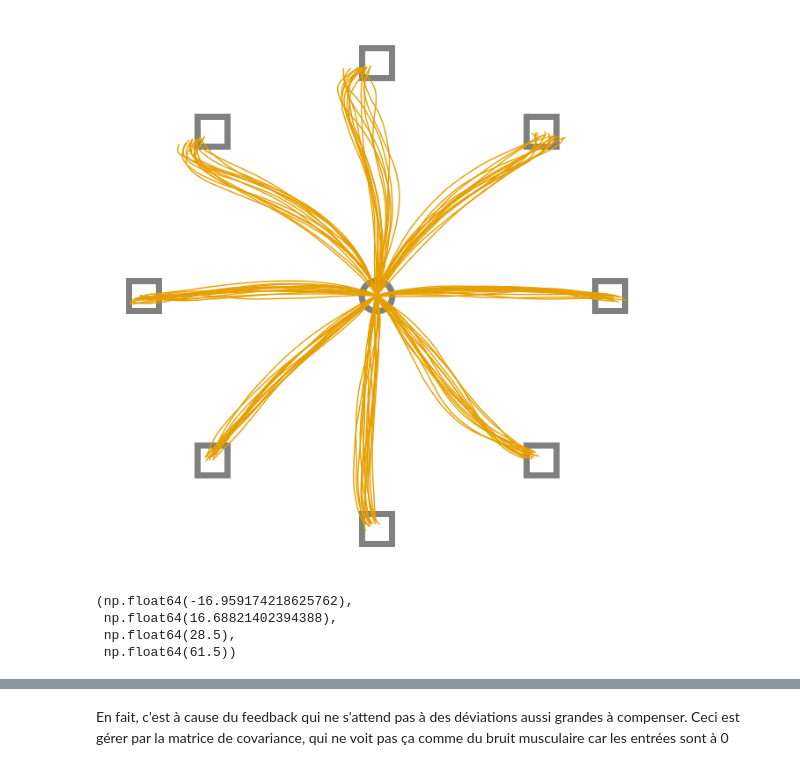
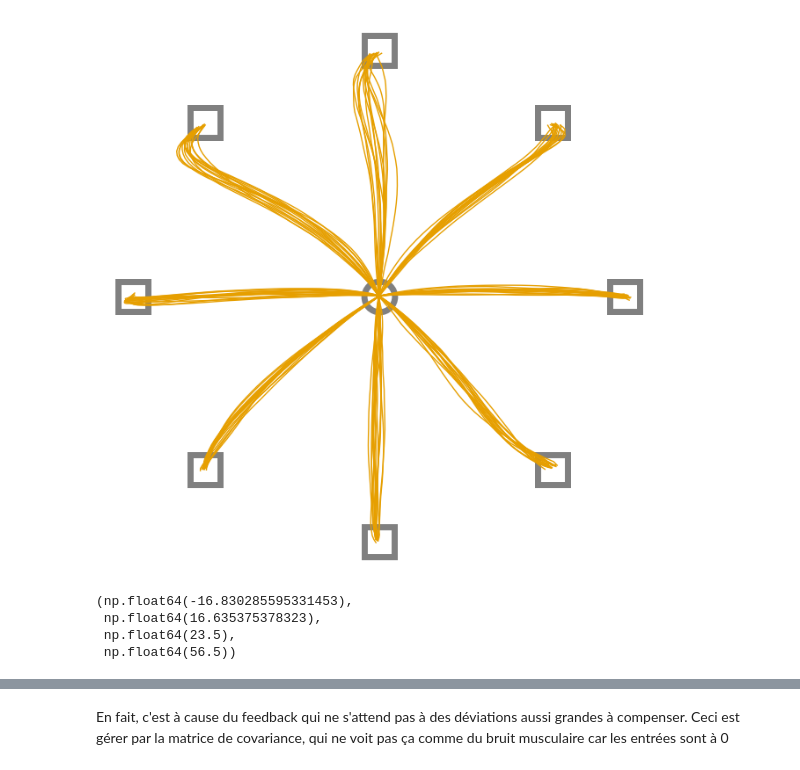
Before and after one commit to AlexandreThy/PhD, a Jupyter notebook: CurrentParts/PaperPlot.ipynb, the cells around one changed output, grey strips where cells are left out. Saved outputs shown, nothing was run; the diff lists cells and outputs as text; code cells hidden in the pictures.

```diff
--- a/CurrentParts/PaperPlot.ipynb
+++ b/CurrentParts/PaperPlot.ipynb
@@ -45,9 +45,15 @@ NUM_SIM = 15
 plt.figure(figsize = (8,8))
 trajectories = np.zeros((NUM_SIM,8,NumIteration+1,2))
 
+WP = 20000
+WV = 1
+WR = .5
+st = [0,40]
+MN = 5e-4
+
 for num_sim in range(NUM_SIM):
     for iter,angles in enumerate(np.linspace(0,2*pi,9)[:-1]) :
-        tg = [XST+cos(angles)*15,YST+sin(angles)*15]
+        tg = [st[0]+cos(angles)*15,st[1]+sin(angles)*15]
         xILQG,yILQG,zilqg,uILQG=simulate_ILQG(MovementTime,WP,WV,WR,tg,st,NumIteration,delay = 0.06,Noise=True,motornoise_variance=MN,print_iterations=False)
         trajectories[num_sim,iter] = np.array([xILQG,yILQG]).T
 
@@ -55,18 +61,18 @@ for num_sim in range(NUM_SIM):
         plt.plot([tg[0]],[tg[1]],marker = "s",markersize = 25,markeredgecolor = "grey",markerfacecolor='white',zorder = 0,markeredgewidth = 5)
 plt.axis("equal")
 ax = plt.gca()
-plt.plot([XST],[YST],marker = "o",markersize = 25,markeredgecolor = "grey",markerfacecolor='white',zorder = 0,markeredgewidth = 5)
+plt.plot([st[0]],[st[1]],marker = "o",markersize = 25,markeredgecolor = "grey",markerfacecolor='white',zorder = 0,markeredgewidth = 5)
 ax.axis("off")
 plt.savefig("ILQG_Centerout.svg",dpi = 300)
 plt.show()
 plt.figure(figsize = (8,8))
 for iter,angles in enumerate(np.linspace(0,2*pi,9)[:-1]) :
-    tg = [XST+cos(angles)*15,YST+sin(angles)*15]
+    tg = [st[0]+cos(angles)*15,st[1]+sin(angles)*15]
     plt.plot(np.mean(trajectories[:,iter,:,0],axis = 0),np.mean(trajectories[:,iter,:,1],axis = 0),color = "#009E73",linewidth = 3,label = "ILQG")
     plt.plot([tg[0]],[tg[1]],marker = "s",markersize = 25,markeredgecolor = "grey",markerfacecolor='white',zorder = 0,markeredgewidth = 5)
 
 plt.axis("equal")
 ax = plt.gca()
-plt.plot([XST],[YST],marker = "o",markersize = 25,markeredgecolor = "grey",markerfacecolor='white',zorder = 0,markeredgewidth = 5)
+plt.plot([st[0]],[st[1]],marker = "o",markersize = 25,markeredgecolor = "grey",markerfacecolor='white',zorder = 0,markeredgewidth = 5)
 ax.axis("off")
 # %% [output]
@@ -79,28 +85,33 @@ ax.axis("off")
 # %%
 plt.figure(figsize = (8,8))
 trajectories = np.zeros((NUM_SIM,8,NumIteration+1,2))
+st = [0,40]
+
+WP = 20000
+WV = 1
+WR = .5
 
 for num_sim in range(NUM_SIM):
 
     for iter,angles in enumerate(np.linspace(0,2*pi,9)[:-1]) :
 
-        tg = [XST+cos(angles)*15,YST+sin(angles)*15]
-        xFL,yFL,xfl,uFL = simulate_FL(Duration=MovementTime,w1=WP,w2=WP,w3=WV,w4=WV,r=1e-8,Num_iter=NumIteration,starting_point=st,targets=tg,Delay = 0.06,Activate_Noise=True,FF = False)
+        tg = [st[0]+cos(angles)*15,st[1]+sin(angles)*15]
+        xFL,yFL,xfl,uFL = simulate_FL(Duration=MovementTime,w1=WP,w2=WP,w3=WV,w4=WV,r=1e-8,Num_iter=NumIteration,starting_point=st,targets=tg,Delay = 0.06,Activate_Noise=True,FF = False,motornoise_variance=MN)
         trajectories[num_sim,iter] = np.array([xFL,yFL]).T
         if num_sim <= 15 : plt.plot(xFL,yFL,color = "#0072B2",linewidth = 1,label = "FL")
         plt.plot([tg[0]],[tg[1]],marker = "s",markersize = 25,markeredgecolor = "grey",markerfacecolor='white',zorder = 0,markeredgewidth = 5)
 
 plt.axis("equal")
 ax = plt.gca()
-plt.plot([XST],[YST],marker = "o",markersize = 25,markeredgecolor = "grey",markerfacecolor='white',zorder = 0,markeredgewidth = 5)
+plt.plot([st[0]],[st[1]],marker = "o",markersize = 25,markeredgecolor = "grey",markerfacecolor='white',zorder = 0,markeredgewidth = 5)
 ax.axis("off")
 plt.savefig("FL_Centerout.svg",dpi = 300)
 plt.show()
 plt.figure(figsize = (8,8))
-plt.plot([XST],[YST],marker = "o",markersize = 25,markeredgecolor = "grey",markerfacecolor='white',zorder = 0,markeredgewidth = 5)
+plt.plot([st[0]],[st[1]],marker = "o",markersize = 25,markeredgecolor = "grey",markerfacecolor='white',zorder = 0,markeredgewidth = 5)
 for iter,angles in enumerate(np.linspace(0,2*pi,9)[:-1]) :
 
-    tg = [XST+cos(angles)*15,YST+sin(angles)*15]
+    tg = [st[0]+cos(angles)*15,st[1]+sin(angles)*15]
     plt.plot(np.mean(trajectories[:,iter,:,0],axis = 0),np.mean(trajectories[:,iter,:,1],axis = 0),color = "#0072B2",linewidth = 3,label = "FL")
     plt.plot([tg[0]],[tg[1]],marker = "s",markersize = 25,markeredgecolor = "grey",markerfacecolor='white',zorder = 0,markeredgewidth = 5)
 
@@ -117,37 +128,42 @@ ax.axis("off")
 # %%
 plt.figure(figsize = (8,8))
 trajectories = np.zeros((NUM_SIM,8,NumIteration+1,2))
+st = [0,40]
 
+WP = 20000
+WV = 1
+WR = .5
+MN = 5e-4
 for num_sim in range(NUM_SIM):
 
     for iter,angles in enumerate(np.linspace(0,2*pi,9)[:-1]) :
 
-        tg = [XST+cos(angles)*15,YST+sin(angles)*15]
-        xLQG,yLQG,uDLQG,z=DLQG_6Muscles(w1 = 100,w2 = 100,w3=.05,w4=.05,Duration=MovementTime,r1 = .1,Num_iter=NumIteration,starting_point=st,targets=tg,plot = False,Delay = 0.06,Activate_Noise=True)
+        tg = [st[0]+cos(angles)*15,st[1]+sin(angles)*15]
+        xLQG,yLQG,uDLQG,z=DLQG_6Muscles(w1 = WP,w2 = WP,w3=WV,w4=WV,Duration=MovementTime,r1 = WR,Num_iter=NumIteration,starting_point=st,targets=tg,plot = False,Delay = 0.06,Activate_Noise=True,motornoise_variance=MN)
         trajectories[num_sim,iter] = np.array([xLQG,yLQG]).T
         if num_sim <= 15 : plt.plot(xLQG,yLQG,color = "#E69F00",linewidth = 1,label = "DLQG")
         plt.plot([tg[0]],[tg[1]],marker = "s",markersize = 25,markeredgecolor = "grey",markerfacecolor='white',zorder = 0,markeredgewidth = 5)
 
 plt.axis("equal")
 ax = plt.gca()
-plt.plot([XST],[YST],marker = "o",markersize = 25,markeredgecolor = "grey",markerfacecolor='white',zorder = 0,markeredgewidth = 5)
+plt.plot([st[0]],[st[1]],marker = "o",markersize = 25,markeredgecolor = "grey",markerfacecolor='white',zorder = 0,markeredgewidth = 5)
 ax.axis("off")
 plt.savefig("DLQG_Centerout.svg",dpi = 300)
 plt.show()
 plt.figure(figsize = (8,8))
-plt.plot([XST],[YST],marker = "o",markersize = 25,markeredgecolor = "grey",markerfacecolor='white',zorder = 0,markeredgewidth = 5)
+plt.plot([st[0]],[st[1]],marker = "o",markersize = 25,markeredgecolor = "grey",markerfacecolor='white',zorder = 0,markeredgewidth = 5)
 for iter,angles in enumerate(np.linspace(0,2*pi,9)[:-1]) :
 
-    tg = [XST+cos(angles)*15,YST+sin(angles)*15]
+    tg = [st[0]+cos(angles)*15,st[1]+sin(angles)*15]
     plt.plot(np.mean(trajectories[:,iter,:,0],axis = 0),np.mean(trajectories[:,iter,:,1],axis = 0),color = "#E69F00",linewidth = 3,label = "DLQG")
     plt.plot([tg[0]],[tg[1]],marker = "s",markersize = 25,markeredgecolor = "grey",markerfacecolor='white',zorder = 0,markeredgewidth = 5)
 
 plt.axis("equal")
 ax = plt.gca()
 ax.axis("off")
 # %% [output]
-[figure, old version]
+[figure, new version]
-(np.float64(-16.959174218625762),
- np.float64(16.68821402394388),
- np.float64(28.5),
- np.float64(61.5))
+(np.float64(-16.830285595331453),
+ np.float64(16.635375378323),
+ np.float64(23.5),
+ np.float64(56.5))
```
Also changed, not shown: parts of 10 cells of this notebook, 7 other files.
